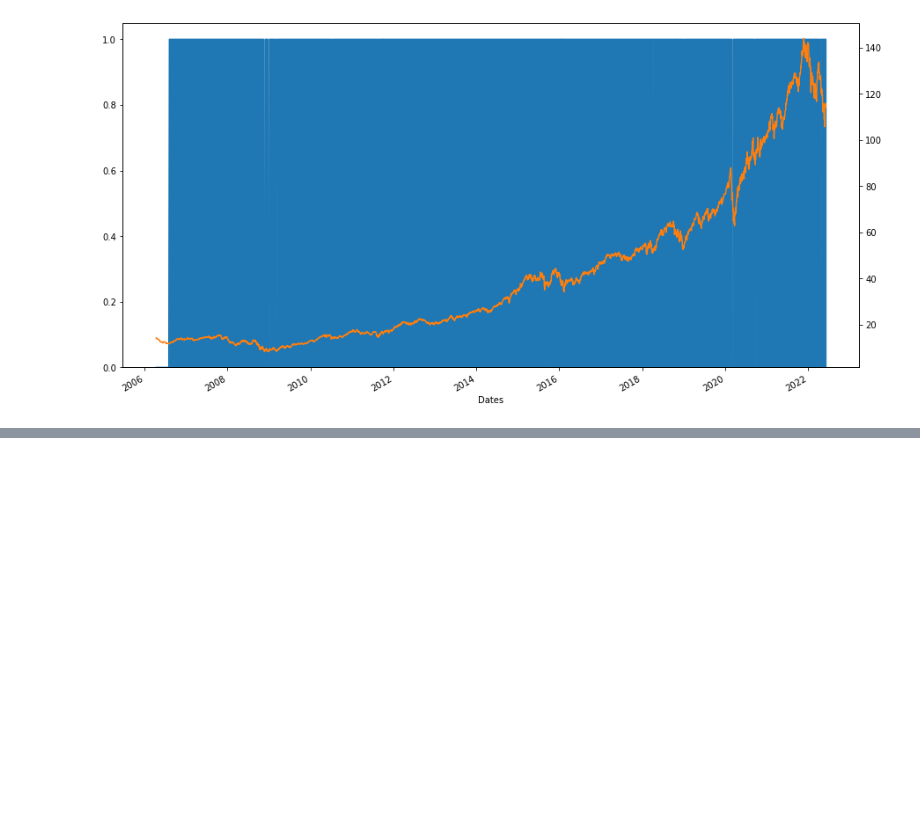
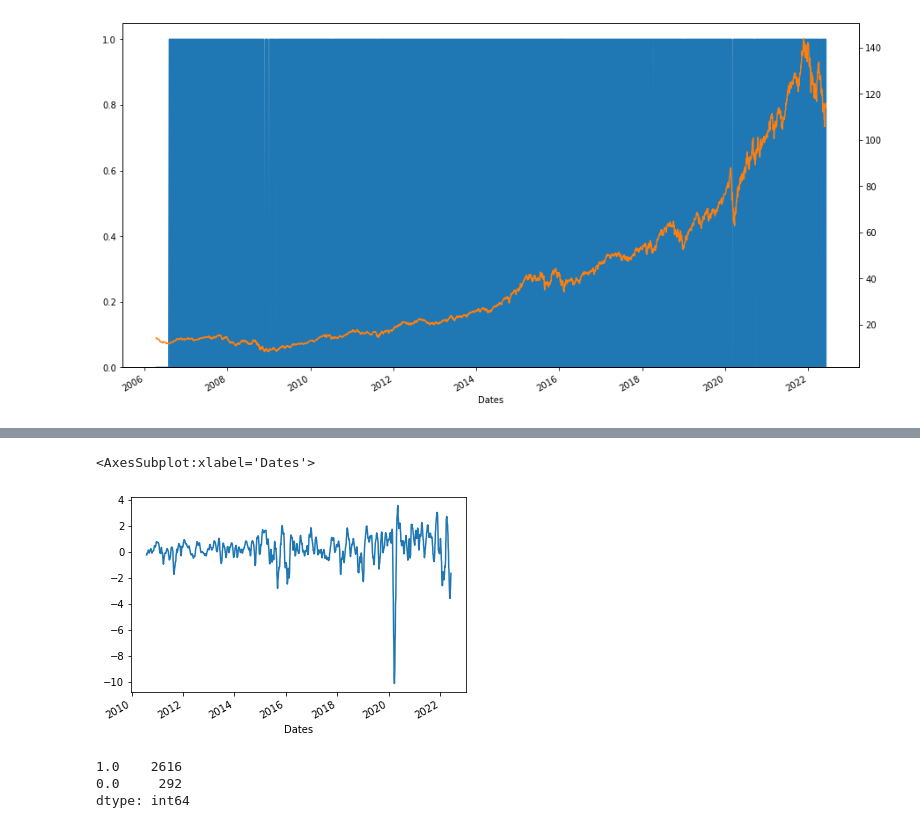
Before and after one commit to bearloop/strategies, a Jupyter notebook: naive_trend_following.ipynb, the cells around one changed output, grey strips where cells are left out. Drawn from its saved outputs; the diff is of its cells as text; code cells hidden in the pictures; blank space fills up the shorter version.

```diff
--- a/naive_trend_following.ipynb
+++ b/naive_trend_following.ipynb
@@ -41,6 +36,27 @@ spyy = pr[['SPYY']].dropna()
 # %% [output]
 Query executed
 # %%
+def simpleCrossOver(asset, quick, slow, exponential=False):
+    '''
+
+    '''
+
+    if exponential:
+        # Exponential moving average
+        a =  asset.ewm(span=quick, min_periods=quick, adjust=False).mean()
+        b =  asset.ewm(span=slow, min_periods=slow, adjust=False).mean()
+
+    else:
+        # Simple moving average
+        a = asset.rolling(quick).mean()
+        b = asset.rolling(slow).mean()
+
+    # Price crossover differential - shifted 1 period forward
+    price_cross =(a-b).shift(1).dropna()
+
+    return price_cross
+
+
 def priceCrossOverSignal(asset, quick, slow, threshold=0, diff_per=5, adj_per=5, exponential=False):
     '''
 
@@ -197,0 +239,18 @@ qla.plot_line(exxt_strat[list(summ.index[:4])+['BH']].dropna(), rebase=True)
+# %%
+simpleCrossOver(pr.SWDA,10,40).plot()
+# %% [output]
+<AxesSubplot:xlabel='Dates'>
+[figure, added]
+# %%
+# sig = ( (rr.Overall>0) | ((rr.Overall<0) & ( (rr.Overall.diff(10)>0)) ) )
+# sig = ( (rr.Overall>0) | (rr.Overall.diff(10)>0) | (rr.Overall.diff(5)>0) )
+sig = (rr.Overall>0) | ( (rr.Overall < 0) & ((rr.Overall.diff(5) > 0)|(rr.Overall.diff(10) > 0)) )
+sig = (rr.Overall>-0.05) & (simpleCrossOver(pr.SWDA,10,150)>-3)
+
+sig = (sig+0).shift(1).dropna()
+sig[0]=0
+sig.value_counts()
+# %% [output]
+1.0    2616
+0.0     292
+dtype: int64
```
Also changed, not shown: parts of 10 cells of this notebook, 1 other file.
